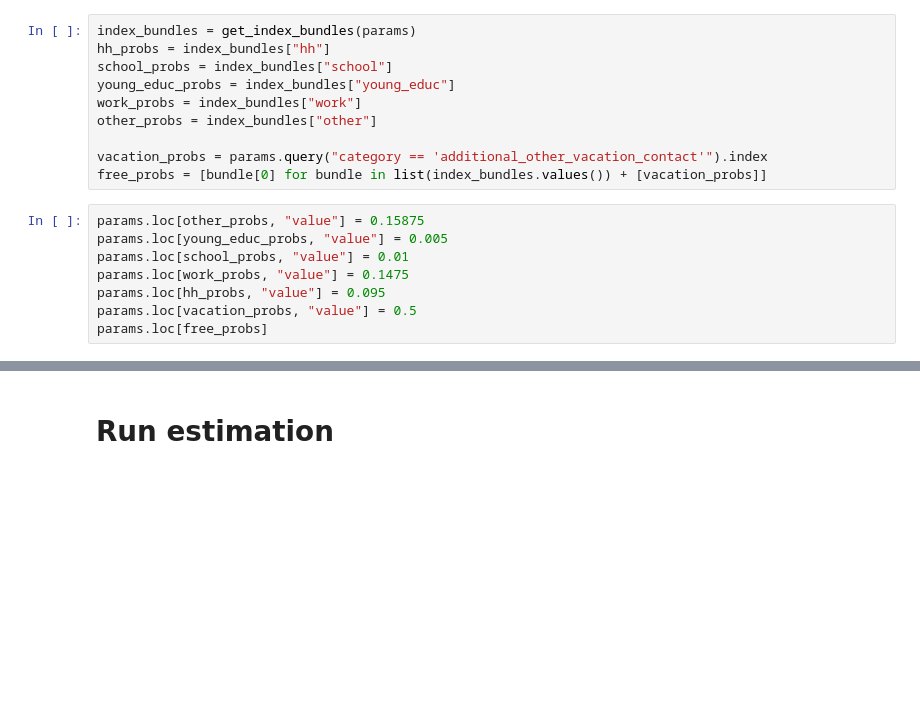
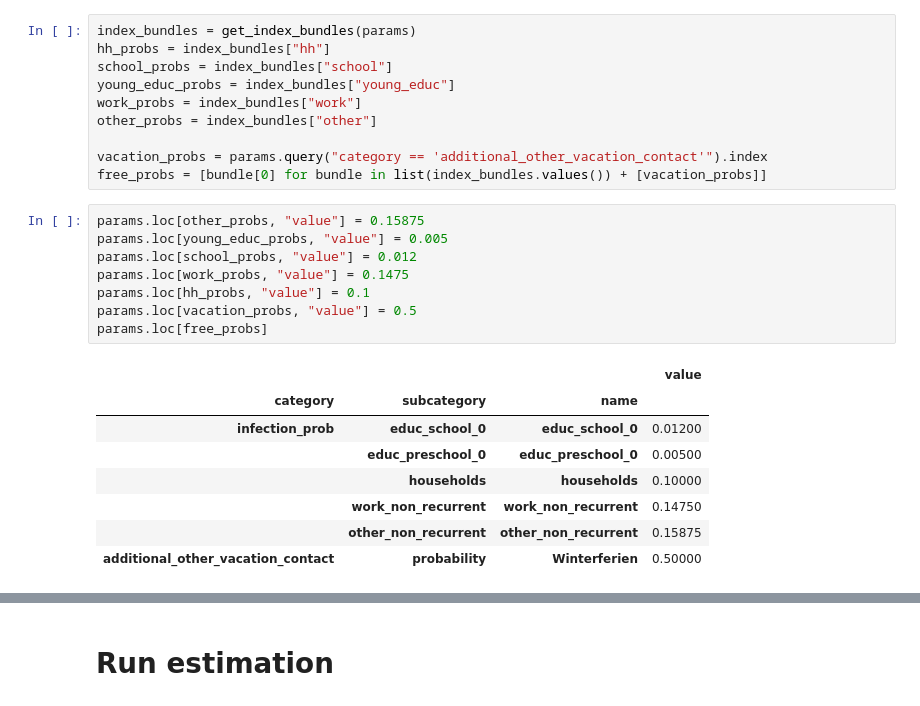
Before and after one commit to covid-19-impact-lab/sid-germany, a Jupyter notebook: src/exploration/janos_simulation_notebook.ipynb, the cells around one changed output, grey strips where cells are left out. Drawn from its saved outputs; the diff is of its cells as text; blank space fills up the shorter version.

```diff
--- a/src/exploration/janos_simulation_notebook.ipynb
+++ b/src/exploration/janos_simulation_notebook.ipynb
@@ -65,10 +65,19 @@ free_probs = [bundle[0] for bundle in list(index_bundles.values()) + [vacation_p
 # %%
 params.loc[other_probs, "value"] = 0.15875
 params.loc[young_educ_probs, "value"] = 0.005
-params.loc[school_probs, "value"] = 0.01
+params.loc[school_probs, "value"] = 0.012
 params.loc[work_probs, "value"] = 0.1475
-params.loc[hh_probs, "value"] = 0.095
+params.loc[hh_probs, "value"] = 0.1
 params.loc[vacation_probs, "value"] = 0.5
 params.loc[free_probs]
+# %% [output]
+|  |  |  | value |
+| category | subcategory | name |  |
+| infection_prob | educ_school_0 | educ_school_0 | 0.01200 |
+|  | educ_preschool_0 | educ_preschool_0 | 0.00500 |
+|  | households | households | 0.10000 |
+|  | work_non_recurrent | work_non_recurrent | 0.14750 |
+|  | other_non_recurrent | other_non_recurrent | 0.15875 |
+| additional_other_vacation_contact | probability | Winterferien | 0.50000 |
 # %%
 params
```
Also changed, not shown: parts of 11 cells of this notebook, 10 other files.
